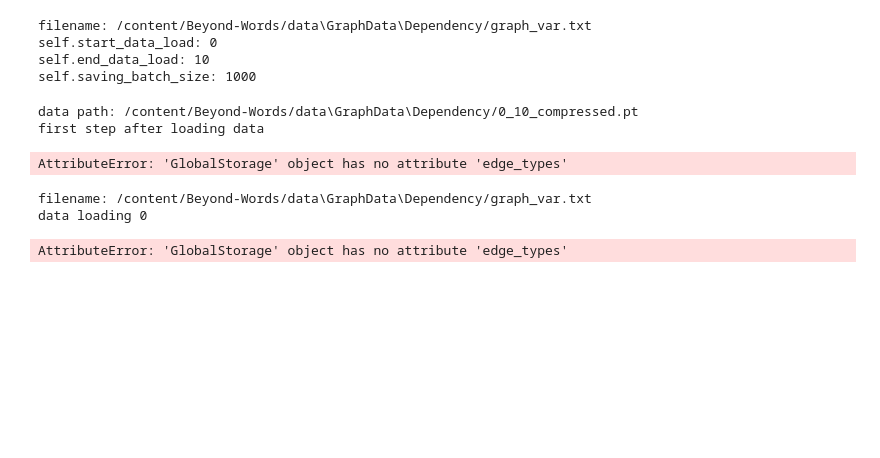
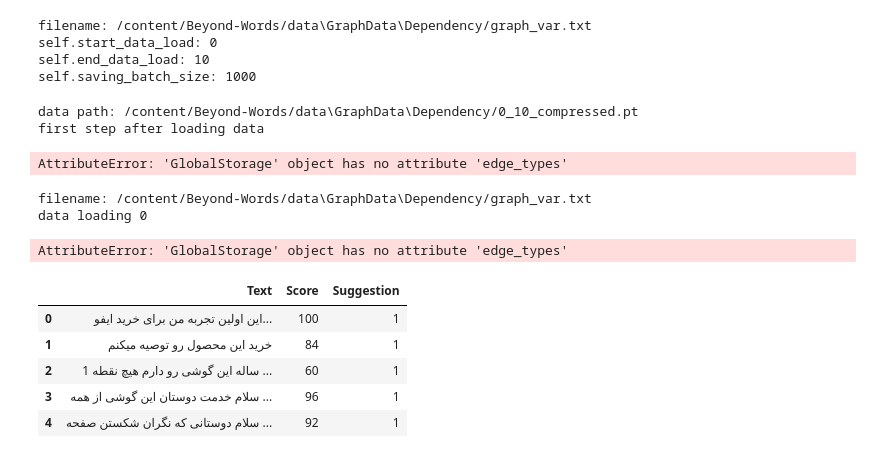
Before and after one commit to raziehAskarizade/Beyond-Words, a Jupyter notebook: 4_5972265382159849620.ipynb, the cells around one changed output. Cells and saved outputs as stored; diff of their text form; code cells hidden in the pictures; blank space fills up the shorter version.

```diff
--- a/4_5972265382159849620.ipynb
+++ b/4_5972265382159849620.ipynb
@@ -1376,0 +1300,9 @@ print(graph_const.get_first().edge_attr)
+# %%
+df.head()
+# %% [output]
+|  | Text | Score | Suggestion |
+| 0 | این اولین تجربه من برای خرید ایفو... | 100 | 1 |
+| 1 | خرید این محصول رو توصیه میکنم | 84 | 1 |
+| 2 | 1 ساله این گوشی رو دارم هیچ نقطه ... | 60 | 1 |
+| 3 | سلام خدمت دوستان این گوشی از همه ... | 96 | 1 |
+| 4 | سلام دوستانی که نگران شکستن صفحه ... | 92 | 1 |
```
Also changed, not shown: parts of 38 cells of this notebook, 7 other files.
